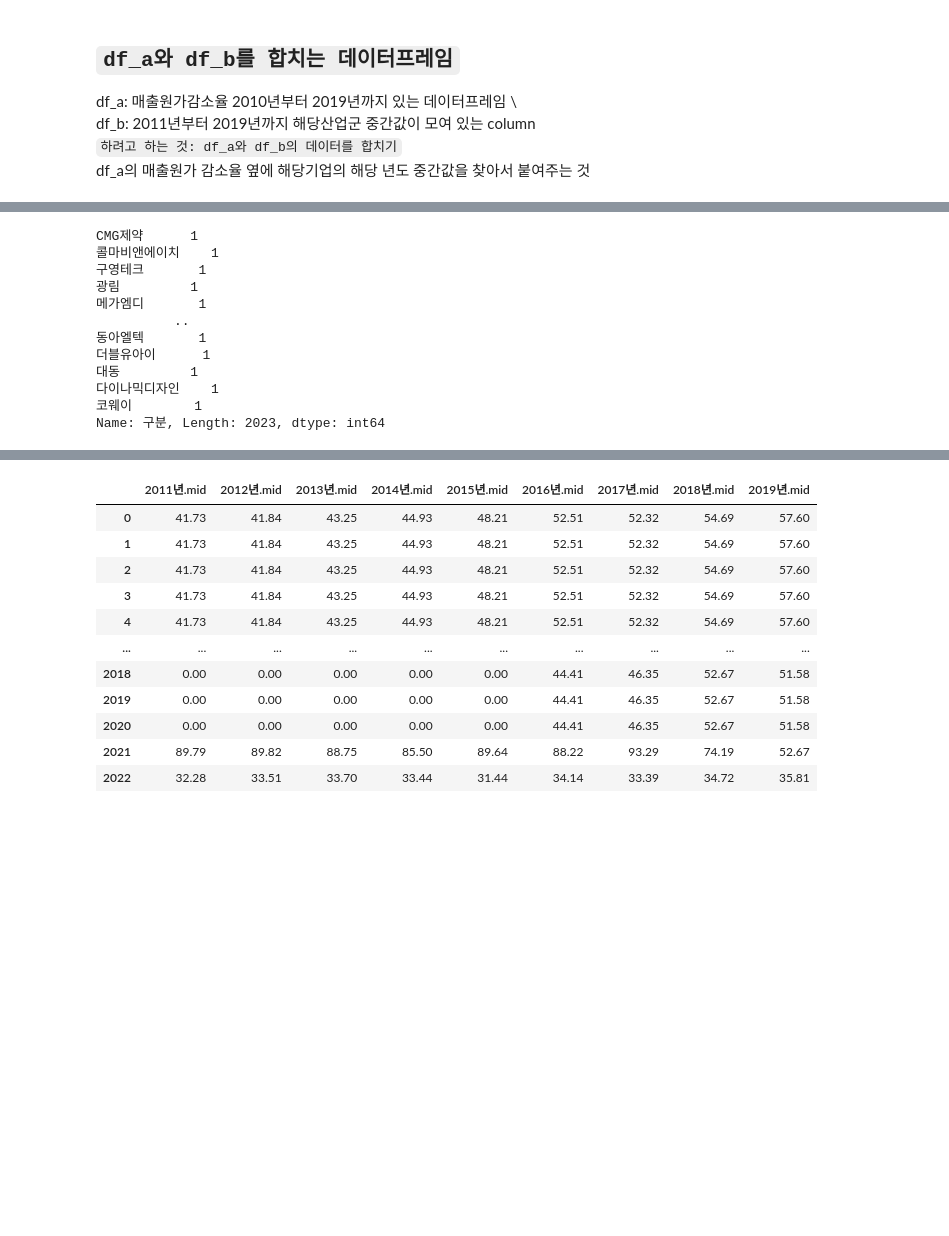
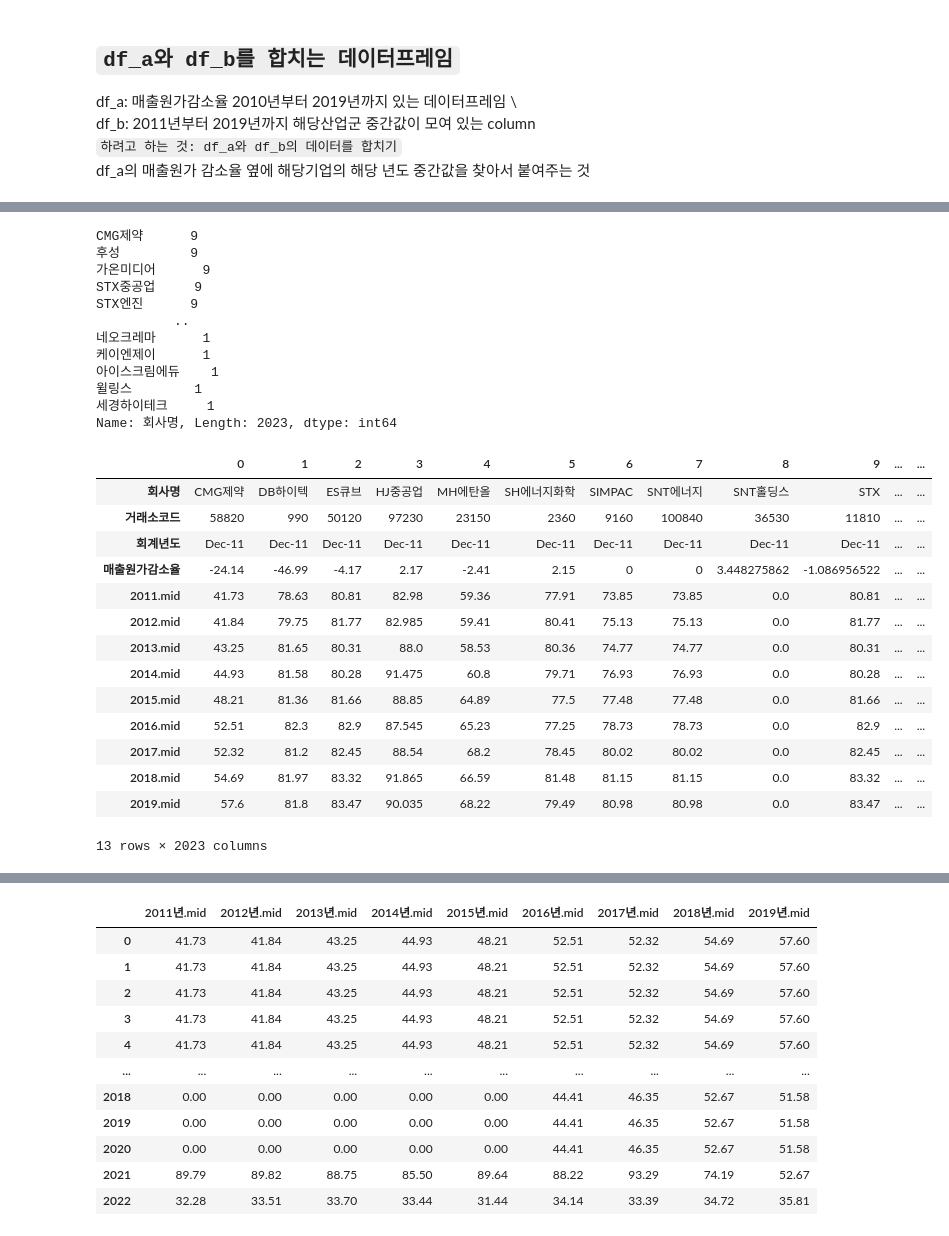
Before and after one commit to heeiny/project2, a Jupyter notebook: data합치기.ipynb, the cells around one changed output, grey strips where cells are left out. Drawn from its saved outputs; the diff is of its cells as text; code cells hidden in the pictures; blank space fills up the shorter version.

```diff
--- a/data합치기.ipynb
+++ b/data합치기.ipynb
@@ -47,19 +51,39 @@ df_b
 # %%
 # df_a에는
-df_a["구분"].value_counts()
+df_a["회사명"].value_counts()
 # %% [output]
-CMG제약      1
-콜마비앤에이치    1
-구영테크       1
-광림         1
-메가엠디       1
+CMG제약      9
+후성         9
+가온미디어      9
+STX중공업     9
+STX엔진      9
           ..
-동아엘텍       1
-더블유아이      1
-대동         1
-다이나믹디자인    1
-코웨이        1
-Name: 구분, Length: 2023, dtype: int64
+네오크레마      1
+케이엔제이      1
+아이스크림에듀    1
+윌링스        1
+세경하이테크     1
+Name: 회사명, Length: 2023, dtype: int64
 # %%
 df_a.reset_index(drop=True, inplace=True)
 df_a = df_b["구분"]
+# %%
+# df_c
+df_c = df_b.transpose()
+df_c
+# %% [output]
+|  | 0 | 1 | 2 | 3 | 4 | 5 | 6 | 7 | 8 | 9 | ... | ... |
+| 회사명 | CMG제약 | DB하이텍 | ES큐브 | HJ중공업 | MH에탄올 | SH에너지화학 | SIMPAC | SNT에너지 | SNT홀딩스 | STX | ... | ... |
+| 거래소코드 | 58820 | 990 | 50120 | 97230 | 23150 | 2360 | 9160 | 100840 | 36530 | 11810 | ... | ... |
+| 회계년도 | Dec-11 | Dec-11 | Dec-11 | Dec-11 | Dec-11 | Dec-11 | Dec-11 | Dec-11 | Dec-11 | Dec-11 | ... | ... |
+| 매출원가감소율 | -24.14 | -46.99 | -4.17 | 2.17 | -2.41 | 2.15 | 0 | 0 | 3.448275862 | -1.086956522 | ... | ... |
+| 2011.mid | 41.73 | 78.63 | 80.81 | 82.98 | 59.36 | 77.91 | 73.85 | 73.85 | 0.0 | 80.81 | ... | ... |
+| 2012.mid | 41.84 | 79.75 | 81.77 | 82.985 | 59.41 | 80.41 | 75.13 | 75.13 | 0.0 | 81.77 | ... | ... |
+| 2013.mid | 43.25 | 81.65 | 80.31 | 88.0 | 58.53 | 80.36 | 74.77 | 74.77 | 0.0 | 80.31 | ... | ... |
+| 2014.mid | 44.93 | 81.58 | 80.28 | 91.475 | 60.8 | 79.71 | 76.93 | 76.93 | 0.0 | 80.28 | ... | ... |
+| 2015.mid | 48.21 | 81.36 | 81.66 | 88.85 | 64.89 | 77.5 | 77.48 | 77.48 | 0.0 | 81.66 | ... | ... |
+| 2016.mid | 52.51 | 82.3 | 82.9 | 87.545 | 65.23 | 77.25 | 78.73 | 78.73 | 0.0 | 82.9 | ... | ... |
+| 2017.mid | 52.32 | 81.2 | 82.45 | 88.54 | 68.2 | 78.45 | 80.02 | 80.02 | 0.0 | 82.45 | ... | ... |
+| 2018.mid | 54.69 | 81.97 | 83.32 | 91.865 | 66.59 | 81.48 | 81.15 | 81.15 | 0.0 | 83.32 | ... | ... |
+| 2019.mid | 57.6 | 81.8 | 83.47 | 90.035 | 68.22 | 79.49 | 80.98 | 80.98 | 0.0 | 83.47 | ... | ... |
+13 rows × 2023 columns
```
Also changed, not shown: parts of 7 cells of this notebook, 18 other files.
